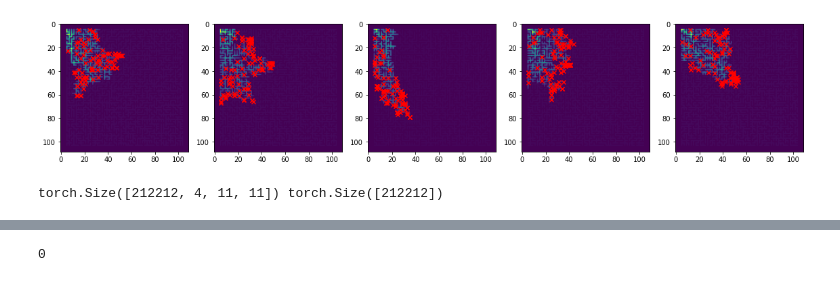
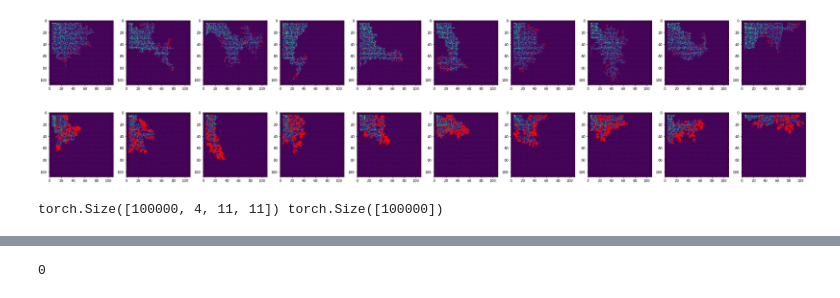
Before and after one commit to akarshkumar0101/exploration-generalization, a Jupyter notebook: maze.ipynb, the cells around one changed output, grey strips where cells are left out. Saved outputs shown, nothing was run; the diff lists cells and outputs as text; code cells hidden in the pictures.

```diff
--- a/maze.ipynb
+++ b/maze.ipynb
@@ -20,41 +35,50 @@ import maze_run
 # %%
 ges = torch.load('data/ges.pt')
+# %%
+fig = maze_something.viz_ge_node_selection(ges)
+# %% [output]
+[figure, added]
 # %%
 plt.figure(figsize=(40, 5))
-for i_plt, ge in enumerate(ges[:5]):
+for i_plt, ge in enumerate(ges[:10]):
     grid = ge.env.envs[0].maze.copy()
     cells = list(ge.cell2n_seen.keys())
     n_seen = list(ge.cell2n_seen.values())
     for i in range(len(cells)):
         y, x = cells[i]
         grid[y, x] = n_seen[i]
     plt.subplot(1, 10, i_plt+1)
     plt.imshow(grid)
-    nodes = ge.select_nodes(100, beta=-2.0)
-    # nodes = ge.select_nodes(100, beta=-0.5)
+    nodes = ge.select_nodes(100, beta=-2.0, condition=lambda node: len(node.snapshot)>10)
+    # nodes = ge.select_nodes(100, beta=-0.5, condition=lambda node: len(node.snapshot)>10)
     cells = np.array([node.cell for node in nodes])
     plt.scatter(cells[:, 1], cells[:, 0], marker='x', c='r')
 # %% [output]
-[figure, old version]
+[figure, new version]
 # %%
-def create_bc_dataset(ges, n_nodes=10, beta=-0.5):
+def create_bc_dataset(ges, n_nodes=10, n_samples_per_node=10, beta=-2.0):
     x, y = [], []
     for ge in tqdm(ges):
         env = ge.env.envs[0]
-        nodes = ge.select_nodes(n_nodes, beta=beta)
+
+        nodes = ge.select_nodes(n_nodes, beta=beta, condition=lambda node: len(node.snapshot)>n_samples_per_node)
         for node in nodes:
+            x_node, y_node = [], []
             obs, info = env.reset()
             for action in node.snapshot:
-                x.append(obs)
-                y.append(action)
+                x_node.append(obs)
+                y_node.append(action)
                 obs, reward, terminated, truncated, info = env.step(action)
+            idx_traj = np.random.randint(0, len(x_node), size=n_samples_per_node)
+            x.extend([x_node[i] for i in idx_traj])
+            y.extend([y_node[i] for i in idx_traj])
     x, y = np.stack(x), np.asarray(y)
     x, y = torch.as_tensor(x).float(), torch.as_tensor(y).long()
     return x, y
-x_train, y_train = create_bc_dataset(ges, 10)
+x_train, y_train = create_bc_dataset(ges, 100, 10)
 print(x_train.shape, y_train.shape)
 # %% [output]
-torch.Size([212212, 4, 11, 11]) torch.Size([212212])
+torch.Size([100000, 4, 11, 11]) torch.Size([100000])
 # %%
 class RandomExplorer(nn.Module):
     def __init__(self, envs):
```
Also changed, not shown: parts of 11 cells of this notebook, 4 other files.
